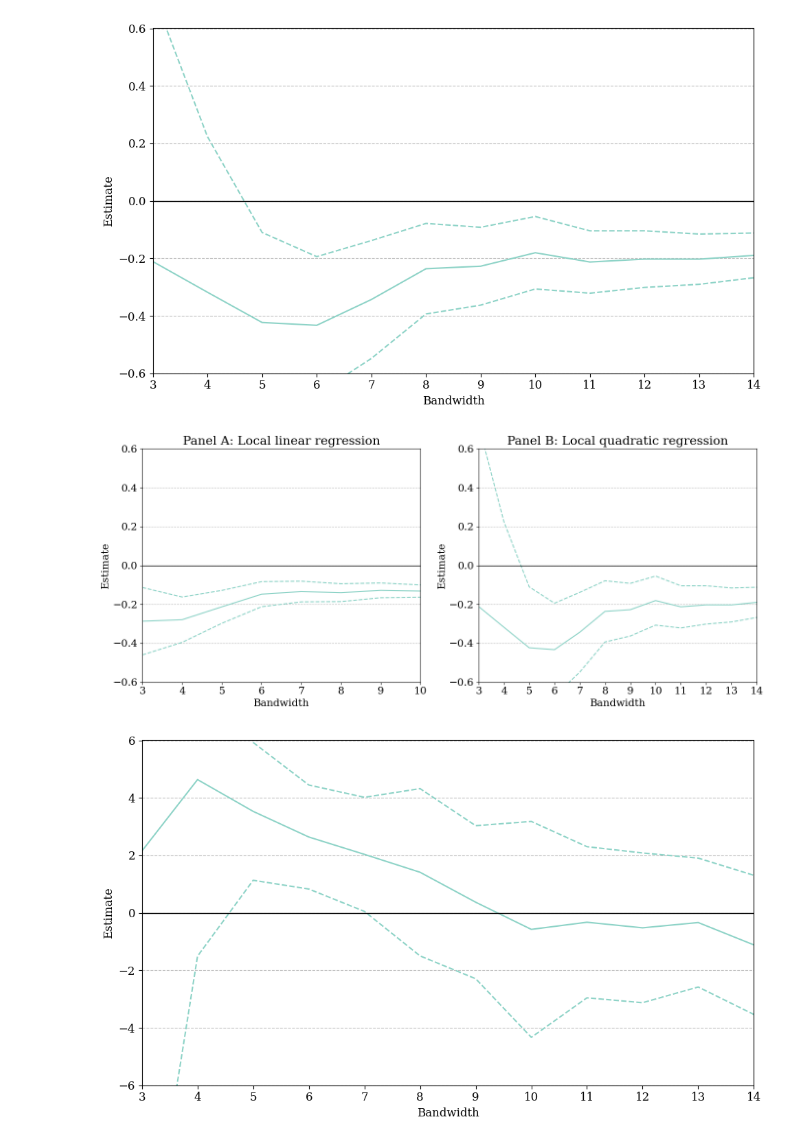
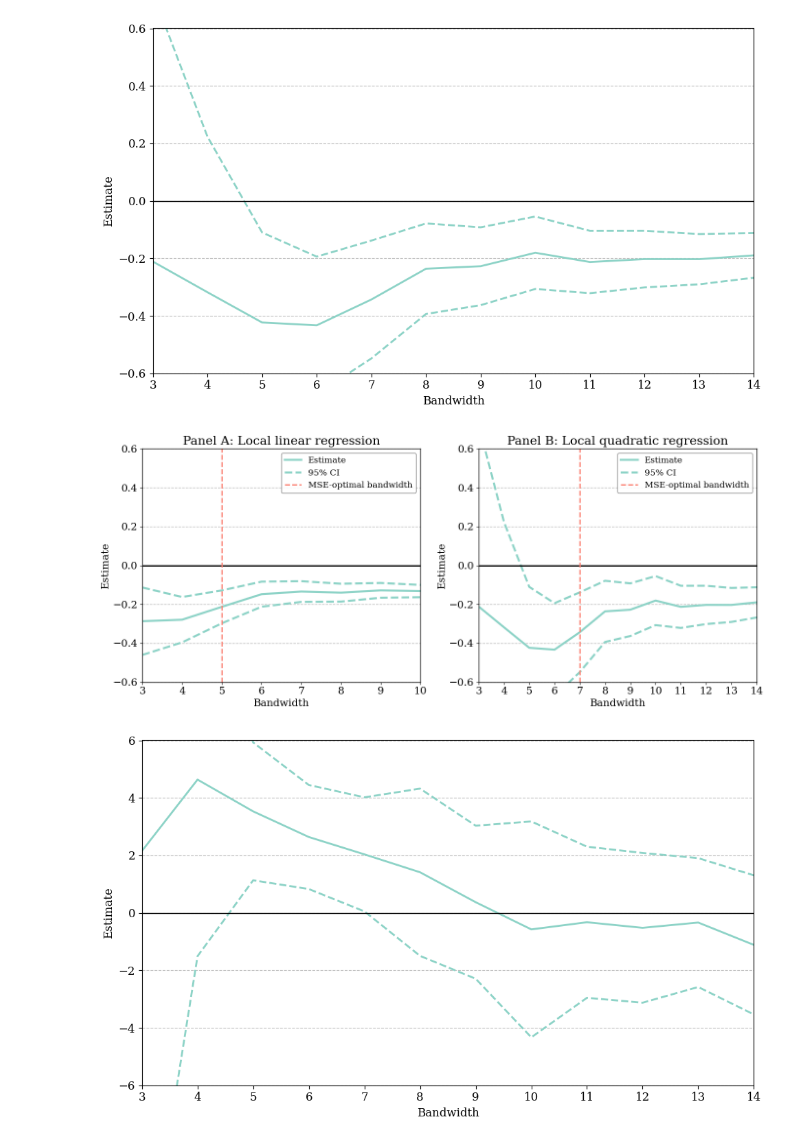
Before and after one commit to HansHoltenAndersen/Bachelor, a Jupyter notebook: Plots.ipynb, the cells around one changed output. Cells and saved outputs as stored; diff of their text form; code cells hidden in the pictures.

```diff
--- a/Plots.ipynb
+++ b/Plots.ipynb
@@ -431,6 +431,9 @@ bw = 10
 # -------------------------------------------------------------------
 
 df['ind_m'] = df['ind'] / 12
+#Gen income pr sqm
+df['ind_m_sqm'] = df['ind_m'] / df['sqm']
+
 
 df_left  = df[(df['sqm'] >= 65 - bw) & (df['sqm'] <= 65)].copy()
 df_right = df[(df['sqm'] >= 65) & (df['sqm'] <= 65 + bw)].copy()
@@ -501,7 +504,7 @@ ax.axvline(65, linestyle='--', color='black')
 
 # Axis formatting
 ax.set_title("Panel A: Income", fontsize = 18)
-ax.set_xlabel("m$^2$", fontsize=15)
+ax.set_xlabel("$m^2$", fontsize=15)
 ax.set_ylabel("Income per month, DKK", fontsize=15)
 
 ax.set_xlim(65 - bw - 0.5, 65 + bw + 0.5)
@@ -511,10 +514,9 @@ ax.tick_params(axis='x', which='major', length=6, direction='inout')
 ax.tick_params(axis='x', which='minor', length=3, direction='in')
 ax.tick_params(axis='both', which='major', labelsize=15)
 
-
 ax.set_ylim(14000, 19000)
 ax.set_yticks(np.arange(14000, 19000.01, 1000))
-ax.yaxis.set_major_formatter(FuncFormatter(lambda x, pos: f"{int(x):,}".replace(",", ".")))
+ax.yaxis.set_major_formatter(FuncFormatter(lambda x, pos: f"{int(x):,}".replace(",", ",")))
 
 ax.grid(axis='x')
 
@@ -533,7 +535,7 @@ ax.plot(xR, aR_a + bR_a*xR, color=colors[0])
 ax.axvline(65, linestyle='--', color='black')
 
 ax.set_title("Panel B: Age", fontsize=18)
-ax.set_xlabel("m$^2$", fontsize=15)
+ax.set_xlabel("$m^2$", fontsize=15)
 ax.set_ylabel("Age", fontsize=15)
 
 ax.set_xlim(65 - bw - 0.5, 65 + bw + 0.5)
@@ -936,12 +938,16 @@ for name, d, in panels.items():
 [figure]
 # %%
 #Defining double plot function
-def plot_bw_combined(df, ax, title="", clr=colors[0], x_max = 14, y_min=-5, y_max=5, ticks=1):
+def plot_bw_combined(df, ax, title="", clr=colors[0], x_max = 14, y_min=-5, y_max=5, ticks=1, mse=5):
     # Plot estimate, upper, lower
-    ax.plot(df['est'])
-    ax.plot(df['upper'], linestyle='--', color=clr)
-    ax.plot(df['lower'], linestyle='--', color=clr)
-    ax.axhline(y=0, color='black', linewidth=1)
+    ax.plot(df['est'], linewidth=3)
+    ax.plot(df['upper'], linestyle='--', color=clr, linewidth=3)
+    ax.plot(df['lower'], linestyle='--', color=clr, linewidth=3)
+
+    ax.axhline(y=0, color='black', linewidth=2)
+
+    #Line for MSE optimal bandwidth
+    ax.axvline(x=mse, linestyle='--', color = colors[1], linewidth=2)
 
     ax.set_xlabel("Bandwidth", fontsize=15)
     ax.set_ylabel("Estimate", fontsize=15)
@@ -950,24 +956,37 @@ def plot_bw_combined(df, ax, title="", clr=colors[0], x_max = 14, y_min=-5, y_ma
     ax.set_xticks(np.arange(3, x_max + 0.01, 1))
     ax.set_xlim(df.index[0], x_max)
 
+    #Plotting legend
+    est = mlines.Line2D([], [], color=clr, linewidth=3, label='Estimate')
+    ci  = mlines.Line2D([], [], linestyle='--', color=clr, linewidth=3, label='95% CI')
+    mse_opt = mlines.Line2D([], [], linestyle='--', color = colors[1], linewidth=2, label='MSE-optimal bandwidth')
+
+    ax.legend(handles=[est, ci, mse_opt],
+            frameon=True, edgecolor='gray', facecolor='white', framealpha=0.9, loc='upper right', fontsize=12.5)
+
+    # Change the width of the outer lines (spines)
+    for spine in ax.spines.values():
+        spine.set_linewidth(1)   # thicker border
+
     ax.set_ylim(y_min, y_max)
     ax.set_yticks(np.arange(y_min, y_max + 1e-6, ticks))
 
     ax.tick_params(axis='both', which='major', labelsize=15)
 
-    ax.grid(axis='x')
+    ax.yaxis.grid(True, linewidth=1)
+    ax.xaxis.grid(False)
 # %%
 # Combined first stage bandwidth figure
 fig, axes = plt.subplots(1, 2, figsize=(14,6))
 
 plot_bw_combined(Fst_lin, ax=axes[0], title="Panel A: Local linear regression", clr=colors[0], x_max=10, y_min=-0.6, y_max=0.6, ticks=0.2)
-plot_bw_combined(Fst_quad, ax=axes[1], title="Panel B: Local quadratic regression", clr=colors[0], y_min=-0.6, y_max=0.6, ticks=0.2)
+plot_bw_combined(Fst_quad, ax=axes[1], title="Panel B: Local quadratic regression", clr=colors[0], y_min=-0.6, y_max=0.6, ticks=0.2,mse=7)
 
 plt.tight_layout()
 plt.savefig('plots/First stage bw.png')
 plt.show()
 # %% [output]
-[figure, old version]
+[figure, new version]
 # %%
 #Plotting second stage
 
```
Also changed, not shown: parts of 13 cells of this notebook, 14 other files.
